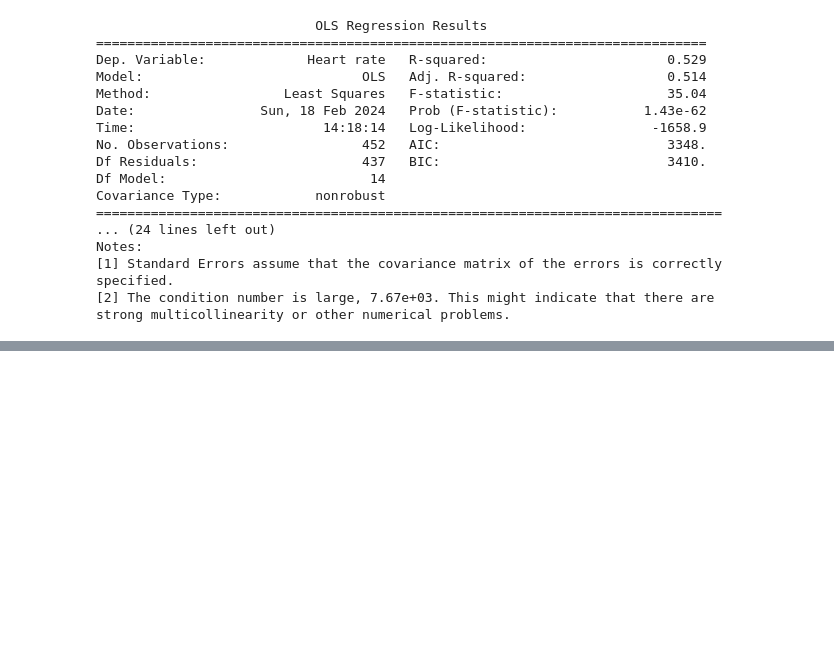
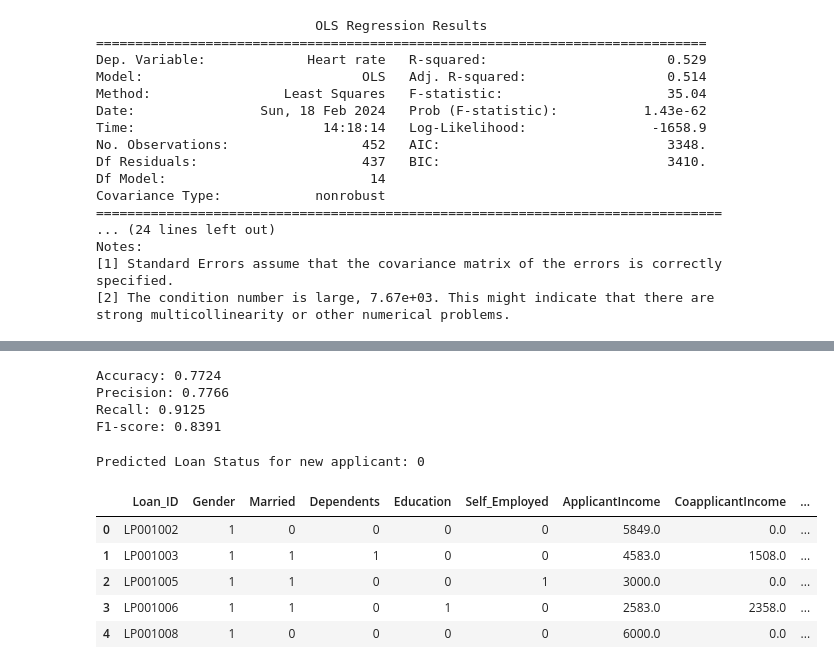
Before and after one commit to RemmyBisimbeko/Data-Science, a Jupyter notebook: Individual Assignment 2 - Remmy Bisimbeko.ipynb, the cells around one changed output, grey strips where cells are left out. Saved outputs shown, nothing was run; the diff lists cells and outputs as text; code cells hidden in the pictures; blank space fills up the shorter version.

```diff
--- a/Individual Assignment 2 - Remmy Bisimbeko.ipynb
+++ b/Individual Assignment 2 - Remmy Bisimbeko.ipynb
@@ -84,0 +333,17 @@ https://www.statsmodels.org/stable/index.html
+# %%
+# Evaluating performance
+y_pred = model.predict(X_test_scaled)
+accuracy = accuracy_score(y_test, y_pred)
+precision = precision_score(y_test, y_pred)
+recall = recall_score(y_test, y_pred)
+f1 = f1_score(y_test, y_pred)
+
+print(f"Accuracy: {accuracy:.4f}")
+print(f"Precision: {precision:.4f}")
+print(f"Recall: {recall:.4f}")
+print(f"F1-score: {f1:.4f}")
+# %% [output]
+Accuracy: 0.7724
+Precision: 0.7766
+Recall: 0.9125
+F1-score: 0.8391
@@ -84,0 +368,15 @@ https://www.statsmodels.org/stable/index.html
+# %%
+applicant_df = pd.DataFrame([applicant_data])
+
+transformed_applicant = pd.concat([applicant_df, encoded_df], axis=1)  # Encode categorical features
+transformed_applicant.columns = transformed_applicant.columns.astype(str)  # Ensure string names
+
+# Remove any additional features not present during fitting
+transformed_applicant = transformed_applicant.drop(columns=['0', 'Property_Area_Semiurban_False', 'Property_Area_Semiurban_True', 'Property_Area_Urban_False', 'Property_Area_Urban_True'])
+
+transformed_applicant_scaled = scaler.transform(transformed_applicant)  # Scale if necessary
+
+prediction = model.predict(transformed_applicant_scaled)[0]
+print(f"Predicted Loan Status for new applicant: {prediction}")
+# %% [output]
+Predicted Loan Status for new applicant: 0
@@ -84,0 +397,11 @@ https://www.statsmodels.org/stable/index.html
+# %%
+# Load data into DataFrame
+df = pd.read_csv("Data Sets/transformed_loan_data.csv")
+df.head()
+# %% [output]
+|  | Loan_ID | Gender | Married | Dependents | Education | Self_Employed | ApplicantIncome | CoapplicantIncome | ... |
+| 0 | LP001002 | 1 | 0 | 0 | 0 | 0 | 5849.0 | 0.0 | ... |
+| 1 | LP001003 | 1 | 1 | 1 | 0 | 0 | 4583.0 | 1508.0 | ... |
+| 2 | LP001005 | 1 | 1 | 0 | 0 | 1 | 3000.0 | 0.0 | ... |
+| 3 | LP001006 | 1 | 1 | 0 | 1 | 0 | 2583.0 | 2358.0 | ... |
+| 4 | LP001008 | 1 | 0 | 0 | 0 | 0 | 6000.0 | 0.0 | ... |
```
Also changed, not shown: parts of 65 cells of this notebook, 1 other file.
